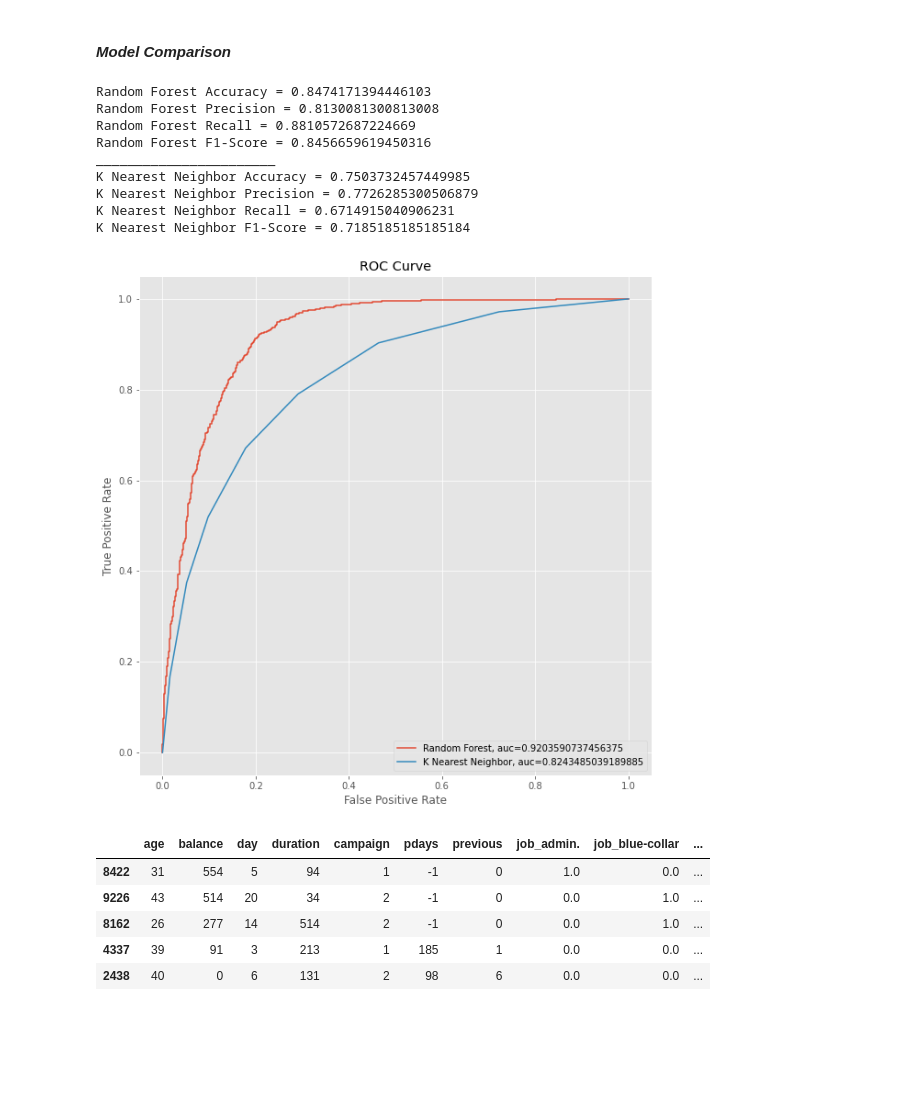
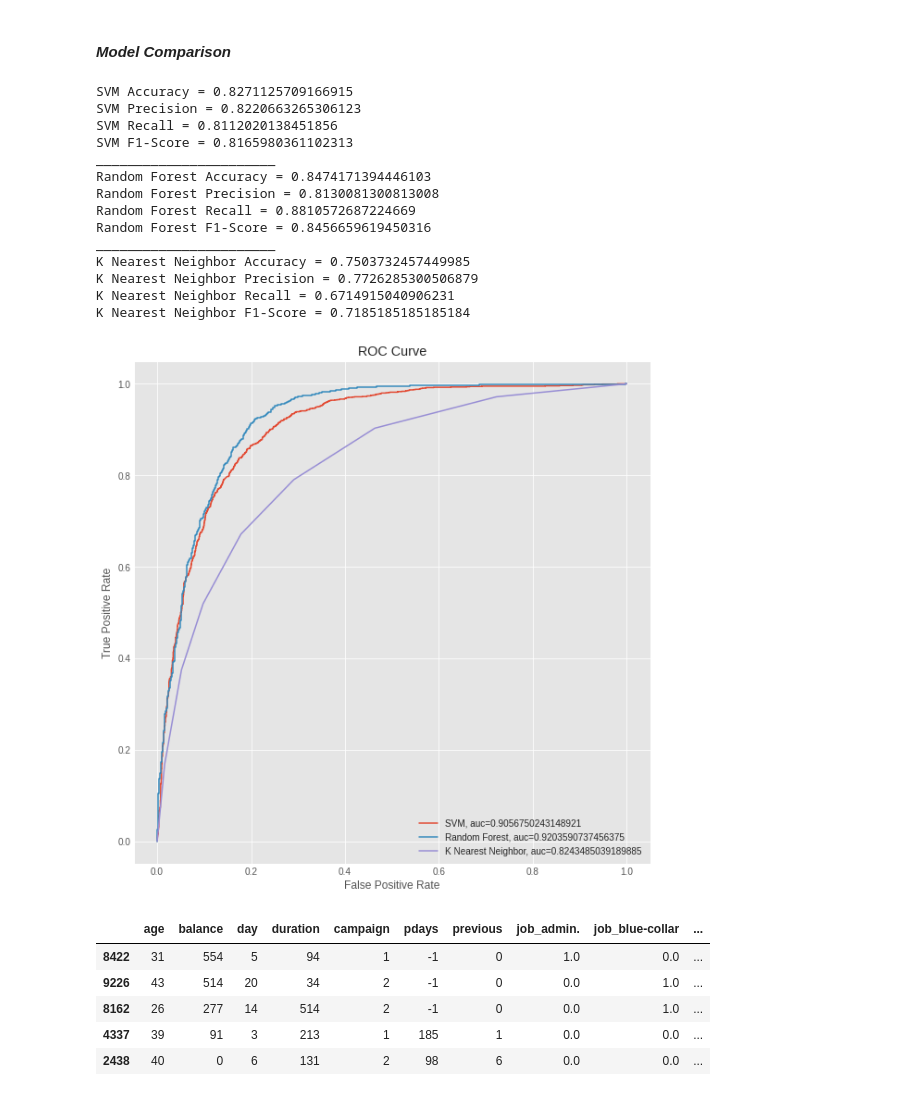
Before and after one commit to abduhsalam/Bank-Marketing-Classification, a Jupyter notebook: Bank_Marketing_Classification.ipynb, the cells around one changed output. Saved outputs shown, nothing was run; the diff lists cells and outputs as text; code cells hidden in the pictures; blank space fills up the shorter version.

```diff
--- a/Bank_Marketing_Classification.ipynb
+++ b/Bank_Marketing_Classification.ipynb
@@ -260,0 +321,20 @@ X_test.head()
+# %%
+# Import Visualization Package
+import matplotlib.pyplot as plt
+import warnings
+warnings.filterwarnings('ignore')
+
+# Set Size and Style
+plt.rcParams['figure.figsize'] = (10, 10)
+plt.style.use('ggplot')
+
+# Visualize ROC Curve
+y_pred_svm_proba = gs_svm_best.predict_proba(X_test)[::,1]
+fprsvm, tprsvm, _ = metrics.roc_curve(y_test,  y_pred_svm_proba, pos_label="yes")
+aucsvm = metrics.roc_auc_score(y_test, y_pred_svm_proba)
+plt.plot(fprsvm,tprsvm,label="SVM, auc="+str(aucsvm))
+plt.title('ROC Curve - SVM')
+plt.xlabel('false positive rate')
+plt.ylabel('true positive rate')
+plt.legend(loc=4)
+plt.show()
@@ -419,6 +501,11 @@ plt.show()
 #### ***Model Comparison***
 # %%
 # Comparing Model Performance
+print("SVM Accuracy =",acc_svm)
+print("SVM Precision =",prec_svm)
+print("SVM Recall =",rec_svm)
+print("SVM F1-Score =", f1_svm)
+print("_______________________")
 print("Random Forest Accuracy =",acc_rf)
 print("Random Forest Precision =",prec_rf)
 print("Random Forest Recall =",rec_rf)
@@ -429,6 +516,11 @@ print("K Nearest Neighbor Precision =", prec_gs_knn)
 print("K Nearest Neighbor Recall =", rec_gs_knn)
 print("K Nearest Neighbor F1-Score =", f1_gs_knn)
 # %% [output]
+SVM Accuracy = 0.8271125709166915
+SVM Precision = 0.8220663265306123
+SVM Recall = 0.8112020138451856
+SVM F1-Score = 0.8165980361102313
+_______________________
 Random Forest Accuracy = 0.8474171394446103
 Random Forest Precision = 0.8130081300813008
 Random Forest Recall = 0.8810572687224669
@@ -440,15 +532,16 @@ K Nearest Neighbor Recall = 0.6714915040906231
 K Nearest Neighbor F1-Score = 0.7185185185185184
 # %%
 # Comparing ROC Curve
+plt.plot(fprsvm,tprsvm,label="SVM, auc="+str(aucsvm))
 plt.plot(fprrf,tprrf,label="Random Forest, auc="+str(aucrf))
 plt.plot(fprknn,tprknn,label="K Nearest Neighbor, auc="+str(aucknn))
 plt.title('ROC Curve')
 plt.xlabel('False Positive Rate')
 plt.ylabel('True Positive Rate')
 plt.legend(loc=4)
 plt.show()
 # %% [output]
-[figure, old version]
+[figure, new version]
 # %%
 # Create Datafame Contains Fature and Result of prediction
 df_compare = X_test.copy()
```
Also changed, not shown: parts of 12 cells of this notebook.
